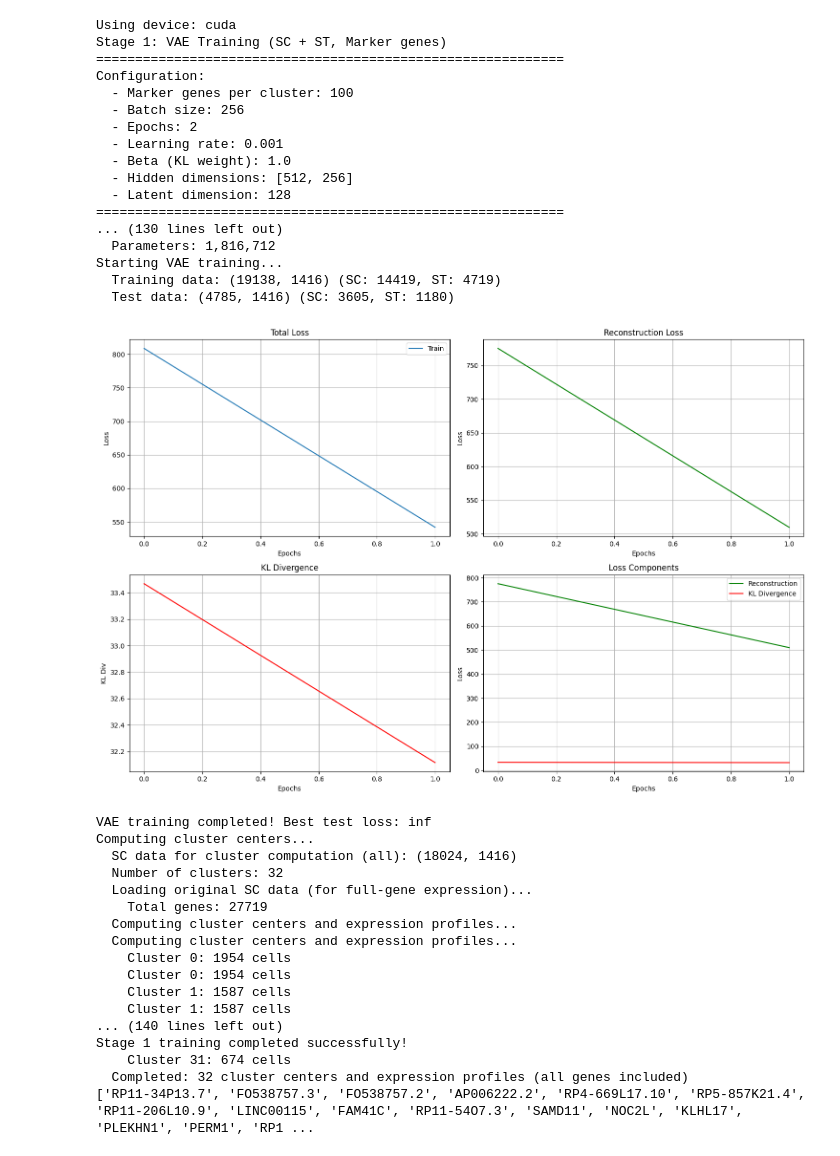
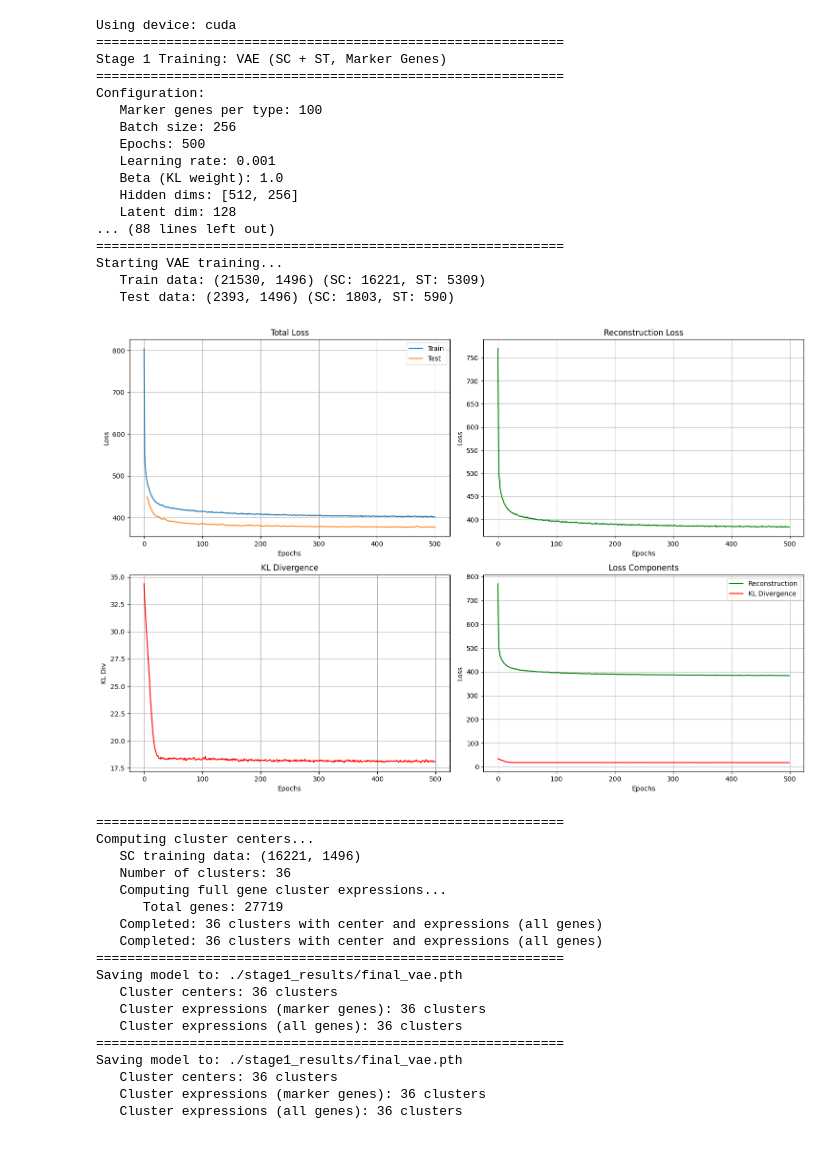
Before and after one commit to KuangQuanS/Spagraph, a Jupyter notebook: SC_MAP_ST/run.ipynb, the cells around one changed output. Cells and saved outputs as stored; diff of their text form; code cells hidden in the pictures.

```diff
--- a/SC_MAP_ST/run.ipynb
+++ b/SC_MAP_ST/run.ipynb
@@ -1,44 +1,44 @@
 # %%
 %run stage1.py \
-    --n_epochs 2 \
-    --resolution 0.6 \
-    --top_n_per_type 50
+    --n_epochs 500 \
+    --resolution 1
 # %% [output]
 Using device: cuda
-Stage 1: VAE Training (SC + ST, Marker genes)
+============================================================
+Stage 1 Training: VAE (SC + ST, Marker Genes)
 ============================================================
 Configuration:
-  - Marker genes per cluster: 100
-  - Batch size: 256
-  - Epochs: 2
-  - Learning rate: 0.001
-  - Beta (KL weight): 1.0
-  - Hidden dimensions: [512, 256]
-  - Latent dimension: 128
+   Marker genes per type: 100
+   Batch size: 256
+   Epochs: 500
+   Learning rate: 0.001
+   Beta (KL weight): 1.0
+   Hidden dims: [512, 256]
+   Latent dim: 128
+... (88 lines left out)
 ============================================================
-... (130 lines left out)
-  Parameters: 1,816,712
 Starting VAE training...
-  Training data: (19138, 1416) (SC: 14419, ST: 4719)
-  Test data: (4785, 1416) (SC: 3605, ST: 1180)
+   Train data: (21530, 1496) (SC: 16221, ST: 5309)
+   Test data: (2393, 1496) (SC: 1803, ST: 590)
-[figure, old version]
+[figure, new version]
-VAE training completed! Best test loss: inf
+============================================================
 Computing cluster centers...
-  SC data for cluster computation (all): (18024, 1416)
-  Number of clusters: 32
-  Loading original SC data (for full-gene expression)...
-    Total genes: 27719
-  Computing cluster centers and expression profiles...
-  Computing cluster centers and expression profiles...
-    Cluster 0: 1954 cells
-    Cluster 0: 1954 cells
-    Cluster 1: 1587 cells
-    Cluster 1: 1587 cells
-... (140 lines left out)
-Stage 1 training completed successfully!
-    Cluster 31: 674 cells
-  Completed: 32 cluster centers and expression profiles (all genes included)
-['RP11-34P13.7', 'FO538757.3', 'FO538757.2', 'AP006222.2', 'RP4-669L17.10', 'RP5-857K21.4', 'RP11-206L10.9', 'LINC00115', 'FAM41C', 'RP11-54O7.3', 'SAMD11', 'NOC2L', 'KLHL17', 'PLEKHN1', 'PERM1', 'RP1 ...
+   SC training data: (16221, 1496)
+   Number of clusters: 36
+   Computing full gene cluster expressions...
+      Total genes: 27719
+   Completed: 36 clusters with center and expressions (all genes)
+   Completed: 36 clusters with center and expressions (all genes)
+============================================================
+Saving model to: ./stage1_results/final_vae.pth
+   Cluster centers: 36 clusters
+   Cluster expressions (marker genes): 36 clusters
+   Cluster expressions (all genes): 36 clusters
+============================================================
+Saving model to: ./stage1_results/final_vae.pth
+   Cluster centers: 36 clusters
+   Cluster expressions (marker genes): 36 clusters
+   Cluster expressions (all genes): 36 clusters
 # %%
 %run stage2.py \
     --st_file "/home/maweicheng/ST_Graduation_Project/database/Wu/CID4465/CID4465_ST.h5ad" \
```
Also changed, not shown: parts of 1 cell of this notebook, 7 other files.
